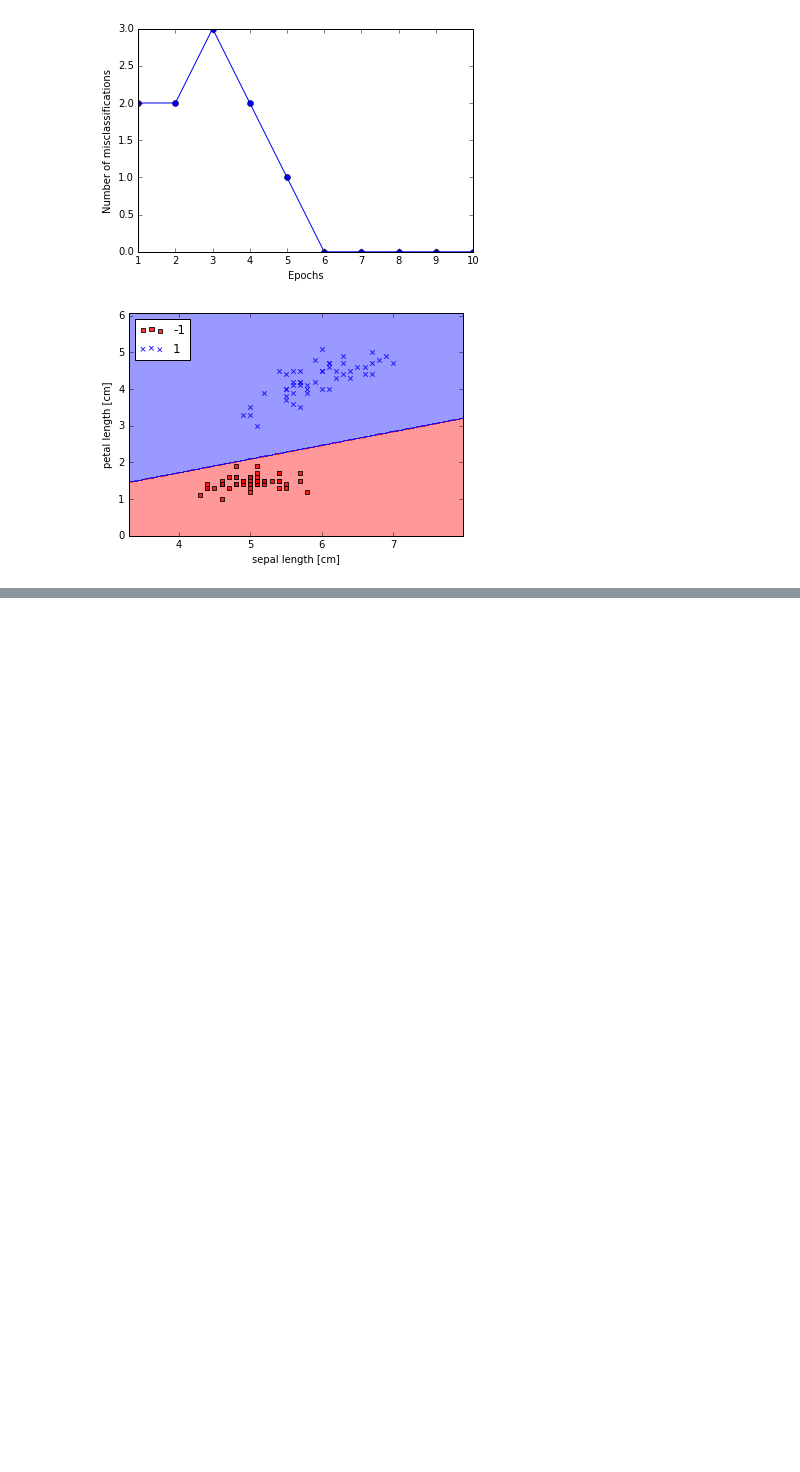
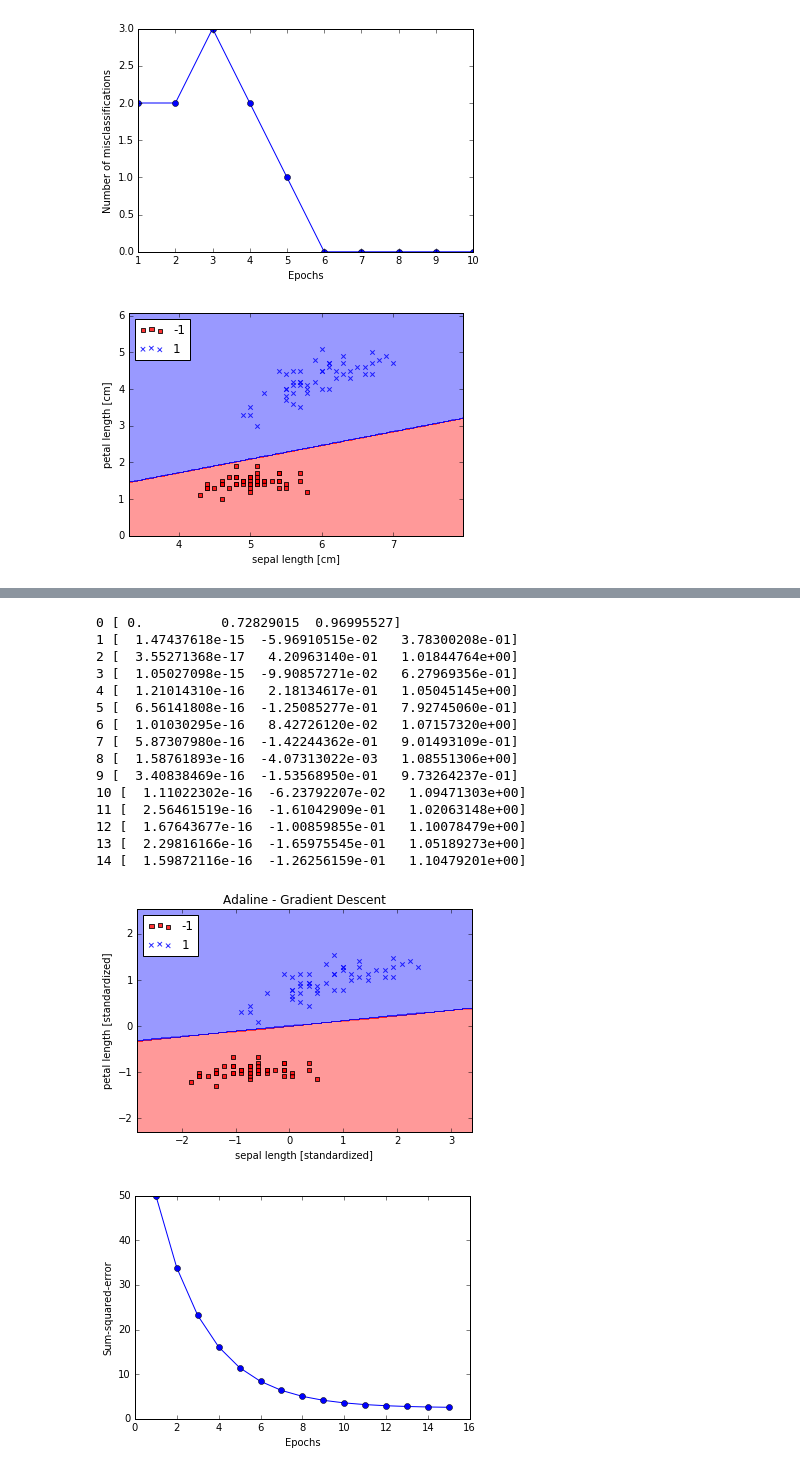
Before and after one commit to alexliyang/PythonMachineLearning, a Jupyter notebook: Chapter2_Perceptron.ipynb, the cells around one changed output, grey strips where cells are left out. Drawn from its saved outputs; the diff is of its cells as text; code cells hidden in the pictures; blank space fills up the shorter version.

```diff
--- a/Chapter2_Perceptron.ipynb
+++ b/Chapter2_Perceptron.ipynb
@@ -144,0 +354,35 @@ plt.show()
+# %%
+X_std = np.copy(X)
+X_std[:, 0] = (X[:, 0] - X[:, 0].mean()) / X[:, 0].std()
+X_std[:, 1] = (X[:, 1] - X[:, 1].mean()) / X[:, 1].std()
+# %%
+ada = AdalineGD(n_iter=15, eta=0.01)
+ada.fit(X_std, y)
+plot_decision_regions(X_std, y, classifier=ada)
+plt.title('Adaline - Gradient Descent')
+plt.xlabel('sepal length [standardized]')
+plt.ylabel('petal length [standardized]')
+plt.legend(loc='upper left')
+plt.show()
+plt.plot(range(1, len(ada.cost_) + 1), ada.cost_, marker='o')
+plt.xlabel('Epochs')
+plt.ylabel('Sum-squared-error')
+plt.show()
+# %% [output]
+0 [ 0.          0.72829015  0.96995527]
+1 [  1.47437618e-15  -5.96910515e-02   3.78300208e-01]
+2 [  3.55271368e-17   4.20963140e-01   1.01844764e+00]
+3 [  1.05027098e-15  -9.90857271e-02   6.27969356e-01]
+4 [  1.21014310e-16   2.18134617e-01   1.05045145e+00]
+5 [  6.56141808e-16  -1.25085277e-01   7.92745060e-01]
+6 [  1.01030295e-16   8.42726120e-02   1.07157320e+00]
+7 [  5.87307980e-16  -1.42244362e-01   9.01493109e-01]
+8 [  1.58761893e-16  -4.07313022e-03   1.08551306e+00]
+9 [  3.40838469e-16  -1.53568950e-01   9.73264237e-01]
+10 [  1.11022302e-16  -6.23792207e-02   1.09471303e+00]
+11 [  2.56461519e-16  -1.61042909e-01   1.02063148e+00]
+12 [  1.67643677e-16  -1.00859855e-01   1.10078479e+00]
+13 [  2.29816166e-16  -1.65975545e-01   1.05189273e+00]
+14 [  1.59872116e-16  -1.26256159e-01   1.10479201e+00]
+[figure, added]
+[figure, added]
```
Also changed, not shown: parts of 23 cells of this notebook, 1 other file.
